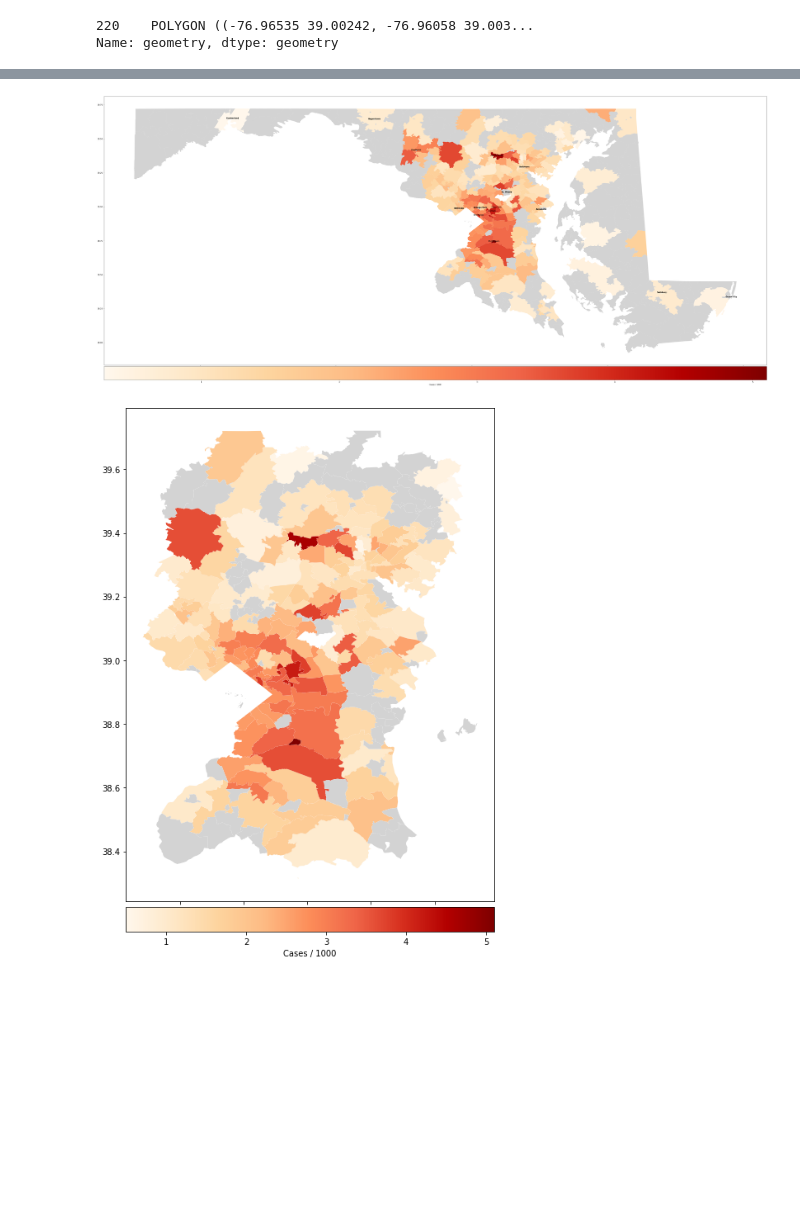
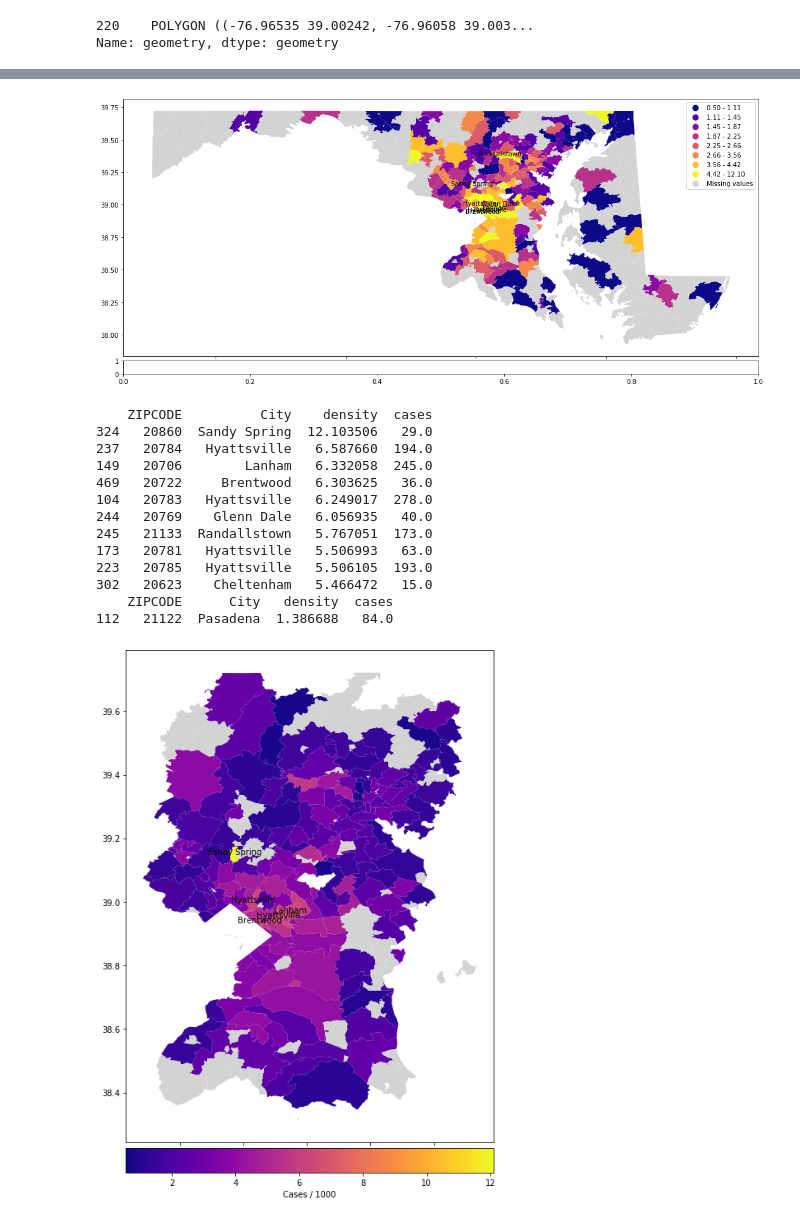
Before and after one commit to mckeowbc/covid-19, a Jupyter notebook: MD_COVID-19 Density.ipynb, the cells around one changed output, grey strips where cells are left out. Drawn from its saved outputs; the diff is of its cells as text; code cells hidden in the pictures; blank space fills up the shorter version.

Commit message:
* Added notebook for tracking hospital bed use in MD. * Played more with density plots

```diff
--- a/MD_COVID-19 Density.ipynb
+++ b/MD_COVID-19 Density.ipynb
@@ -30,20 +30,20 @@ md_zips = ['%05d' % zipc for zip_range in md_zip_ranges
                      for zipc in range(zip_range[0],zip_range[1]+1)]
 
 cases = pd.DataFrame(
-    [np.NaN for _ in range(len(md_zips))],
+    [[np.NaN,None] for _ in range(len(md_zips))],
     index=md_zips,
-    columns=['cases']
+    columns=['cases', 'City']
 )
 # %% [markdown]
 # MD County COVID-19 Cases By Zip Code
 # %%
 zips_json = requests.get('https://services.arcgis.com/njFNhDsUCentVYJW/arcgis/rest/services/ZIPCodes_MD_1/FeatureServer/0/query?f=json&where=ProtectedCount%3E%3D0&returnGeometry=false&spatialRel=esriSpatialRelIntersects&outFields=*&orderByFields=ZIPCODE1%20asc&resultOffset=0&resultRecordCount=300&cacheHint=true')
-current_cases_d = dict((x['attributes']['ZIPCODE1'],x['attributes']['ProtectedCount'])
+current_cases_d = dict((x['attributes']['ZIPCODE1'],[x['attributes']['ProtectedCount'],
+                                                     x['attributes']['ZIPName']])
                         for x in zips_json.json()['features'])
-
 current_cases = pd.DataFrame(
     current_cases_d.values(),
     index=current_cases_d.keys(),
-    columns=['cases'])
+    columns=['cases','City'])
 current_cases
 # %% [output]
@@ -174,60 +157,83 @@ print (top5_zips_df)
 # %%
-fig, ax = plt.subplots(1, 1, figsize=(64,32))
+fig, ax = plt.subplots(1, 1, figsize=(18,9))
 divider = make_axes_locatable(ax)
 cax = divider.append_axes("bottom", size="5%", pad=0.1)
 zplot = zips.plot(column='density',
                   legend=True,
                   figsize=(32,24),
-                  cmap='OrRd',
+                  cmap='plasma',
+                  scheme='quantiles', k=8,
                   ax=ax, cax=cax,
-                  legend_kwds={
-                    'label': "Cases / 1000",
-                    'orientation': "horizontal"
-                  },
+                  #legend_kwds={
+                  #  'label': "Cases / 1000",
+                  #  'orientation': "horizontal"
+                  #},
                   missing_kwds={
                       "color": "lightgrey",
                       "label": "Missing values"
                   })
 
 
-cities_plot = cities_df.plot(ax=zplot,marker='o',color='white',markersize=15)
-_ = cities_df.apply(lambda x: cities_plot.annotate(s=x.City,
-                                                   xy=x.geometry.centroid.coords[0],
-                                                   ha='center', color='black',weight='bold'),
-                    axis=1)
+#cities_plot = cities_df.plot(ax=zplot,marker='o',color='white',markersize=15)
+#_ = cities_df.apply(lambda x: cities_plot.annotate(s=x.City,
+#                                                   xy=x.geometry.centroid.coords[0],
+#                                                   ha='center', color='black',weight='bold'),
+#                    axis=1)
 
-cities_plot = top5_zips_df.plot(ax=zplot,marker='o',color='red',markersize=10)
-_ = top5_zips_df.apply(lambda x: cities_plot.annotate(s=x.City,
-                                                   xy=x.geometry.centroid.coords[0],
-                                                   ha='center', color='black',),
+#cities_plot = top_zips \
+#    .plot(ax=zplot,color='black')
+_ = top_zips \
+    .apply(lambda x: zplot.annotate(s=x.City,
+                                    xy=x.geometry.centroid.coords[0],
+                                    ha='center', color='black',),
                     axis=1)
 today = datetime.date.today().strftime('%Y-%m-%d')
 
 plt.savefig('%s-MD-density.png' % today)
 # %% [output]
-[figure, old version]
+[figure, new version]
 # %%
-top_zips = zips.cx[-76.488142-0.7:-76.488142+0.1, 38.978132-0.5:38.978132+0.6][['ZIPCODE','density','geometry']] \
+aa_top_zips = zips.cx[-76.488142-0.7:-76.488142+0.1, 38.978132-0.5:38.978132+0.6][['ZIPCODE','City','density','cases','geometry']] \
     .dropna() \
-    .sort_values('density',ascending=False)[:5]['ZIPCODE'].values.tolist()
-top_zips
+    .sort_values('density',ascending=False)
+print(aa_top_zips[['ZIPCODE','City','density','cases']].head(n=10))
+print(aa_top_zips.loc[aa_top_zips['ZIPCODE'] == '21122'][['ZIPCODE','City','density','cases']])
 
 fig, ax = plt.subplots(1, 1, figsize=(8,16))
 divider = make_axes_locatable(ax)
 cax = divider.append_axes("bottom", size="5%", pad=0.1)
 zplot = zips.cx[-76.488142-0.7:-76.488142+0.1, 38.978132-0.5:38.978132+0.6].plot(
     column='density',
                   legend=True,
-                  cmap='OrRd',
+                  cmap='plasma',
                   figsize=(16,12),
                   ax=ax, cax=cax,
+                  #scheme='quantiles',k=8,
                   legend_kwds={
                     'label': "Cases / 1000",
                     'orientation': "horizontal"
                   },
                   missing_kwds={
                       "color": "lightgrey",
                       "label": "Missing values"
                   })
+
+_ = aa_top_zips.head(n=5).apply(lambda x: zplot.annotate(s=x.City,
+                                                   xy=x.geometry.centroid.coords[0],
+                                                   ha='center', color='black',),
+                    axis=1)
 # %% [output]
+    ZIPCODE          City    density  cases
+324   20860  Sandy Spring  12.103506   29.0
+237   20784   Hyattsville   6.587660  194.0
+149   20706        Lanham   6.332058  245.0
+469   20722     Brentwood   6.303625   36.0
+104   20783   Hyattsville   6.249017  278.0
+244   20769    Glenn Dale   6.056935   40.0
+245   21133  Randallstown   5.767051  173.0
+173   20781   Hyattsville   5.506993   63.0
+223   20785   Hyattsville   5.506105  193.0
+302   20623    Cheltenham   5.466472   15.0
+    ZIPCODE      City   density  cases
+112   21122  Pasadena  1.386688   84.0
-[figure, old version]
+[figure, new version]
```
Also changed, not shown: parts of 7 cells of this notebook, 2 other files.
